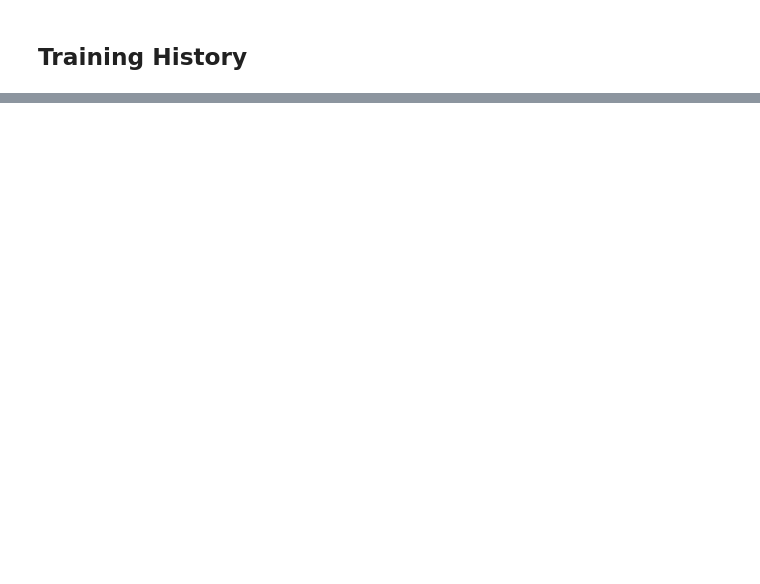
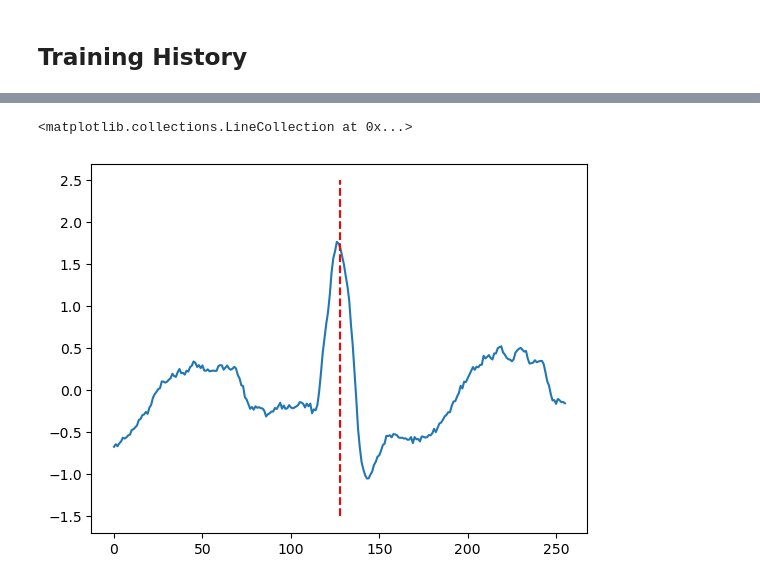
Before and after one commit to Rpadilla15/Arrhythmia-Classification, a Jupyter notebook: Experiments/transf.ipynb, the cells around one changed output, grey strips where cells are left out. Saved outputs shown, nothing was run; the diff lists cells and outputs as text; code cells hidden in the pictures; blank space fills up the shorter version.

```diff
--- a/Experiments/transf.ipynb
+++ b/Experiments/transf.ipynb
@@ -25,6 +25,14 @@ preprocessed_data_dir = os.path.join(DATA_DIR, 'input', 'preprocessed_data',"fs2
 json_split_path = os.path.join(DATA_DIR, 'input', 'experiment', '1.json')
 
 # Double channel (MLII + V1)
+train_transfrom = ECGAugmentation(preset='ssl')
+
+ds2 = ECGDataset(
+    data_dir=preprocessed_data_dir,
+    transform=train_transfrom,
+    window_size=256,
+    json_file_path=json_split_path,
+    mode="ssl")
+
 ds1 = ECGDataset(preprocessed_data_dir, window_size=256, json_file_path=json_split_path, mode="ssl", split='val')
-ds2 = ECGDataset(preprocessed_data_dir, window_size=256, json_file_path=json_split_path, mode="ssl", split='train')
 # %% [output]
@@ -191,0 +223,6 @@ Training curves saved to training_curves.png
+# %%
+plt.plot(signals_train[0][0])  # Plot the first channel of the first sample
+plt.vlines(x=[128], ymin=-1.5, ymax=2.5, linestyles='--', colors='red')
+# %% [output]
+<matplotlib.collections.LineCollection at 0x...>
+[figure, added]
```
Also changed, not shown: parts of 10 cells of this notebook, 2 other files.
